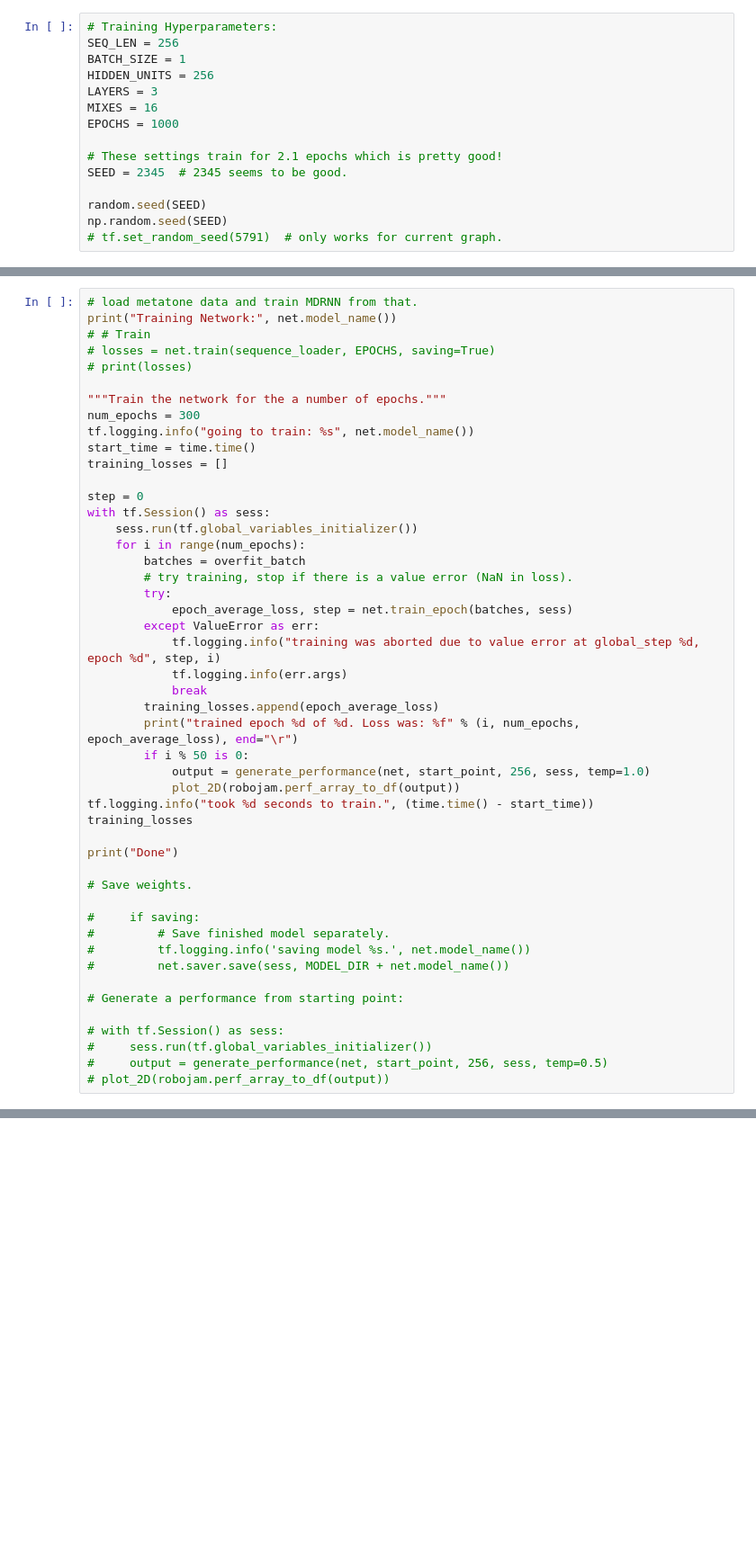
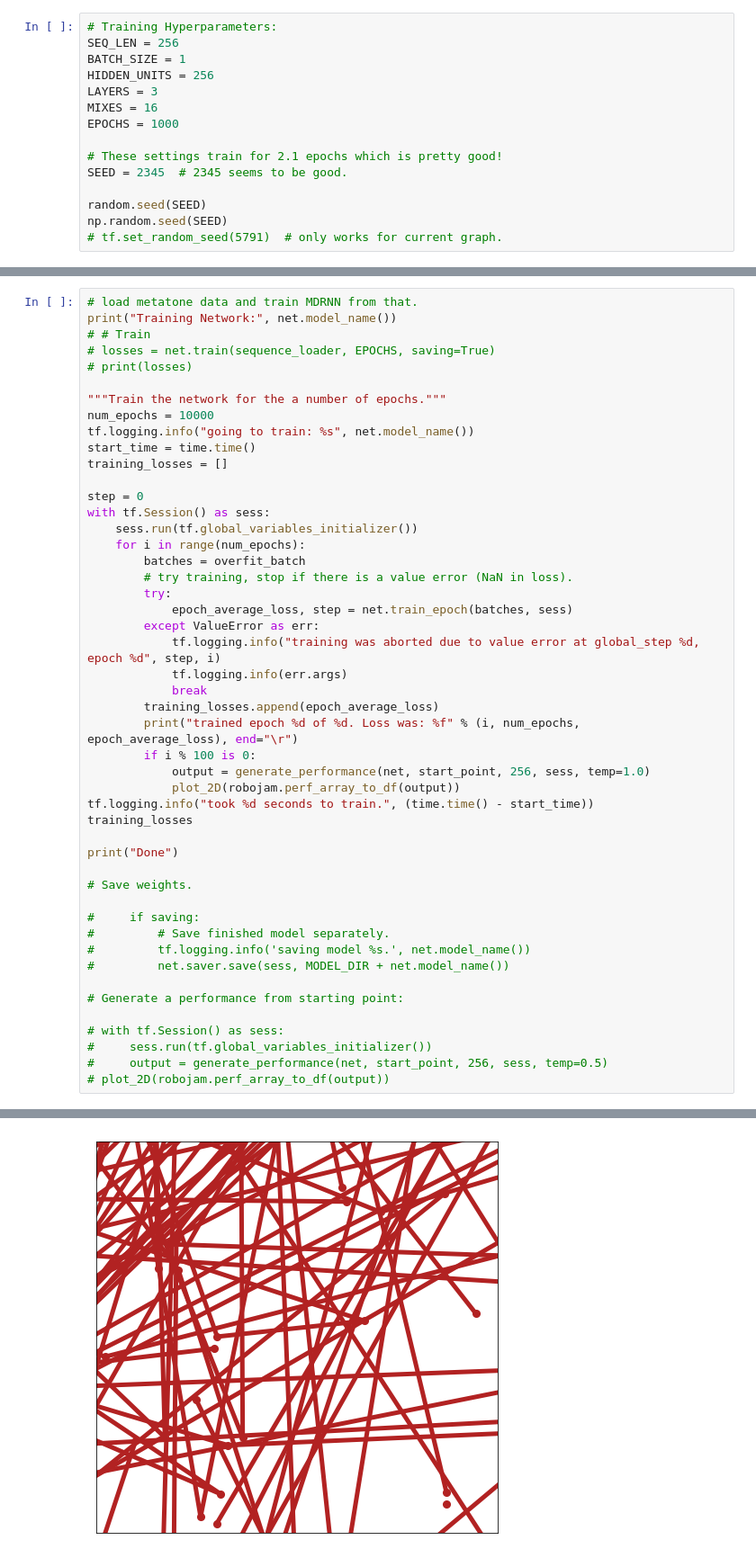
Before and after one commit to cpmpercussion/robojam, a Jupyter notebook: notebooks/test_mdrnn_overfit_training.ipynb, the cells around one changed output, grey strips where cells are left out. Shown at 90% size. Saved outputs shown, nothing was run; the diff lists cells and outputs as text; blank space fills up the shorter version.

```diff
--- a/notebooks/test_mdrnn_overfit_training.ipynb
+++ b/notebooks/test_mdrnn_overfit_training.ipynb
@@ -120,7 +123,7 @@ print("Training Network:", net.model_name())
 # print(losses)
 
 """Train the network for the a number of epochs."""
-num_epochs = 300
+num_epochs = 10000
 tf.logging.info("going to train: %s", net.model_name())
 start_time = time.time()
 training_losses = []
@@ -139,7 +142,7 @@ with tf.Session() as sess:
             break
         training_losses.append(epoch_average_loss)
         print("trained epoch %d of %d. Loss was: %f" % (i, num_epochs, epoch_average_loss), end="\r")
-        if i % 50 is 0:
+        if i % 100 is 0:
             output = generate_performance(net, start_point, 256, sess, temp=1.0)
             plot_2D(robojam.perf_array_to_df(output))
 tf.logging.info("took %d seconds to train.", (time.time() - start_time))
@@ -160,3 +163,4 @@ print("Done")
 #     sess.run(tf.global_variables_initializer())
 #     output = generate_performance(net, start_point, 256, sess, temp=0.5)
 # plot_2D(robojam.perf_array_to_df(output))
+# %% [output]
@@ -162,0 +170 @@ print("Done")
+[figure, added]
```
Also changed, not shown: parts of 3 cells of this notebook.
